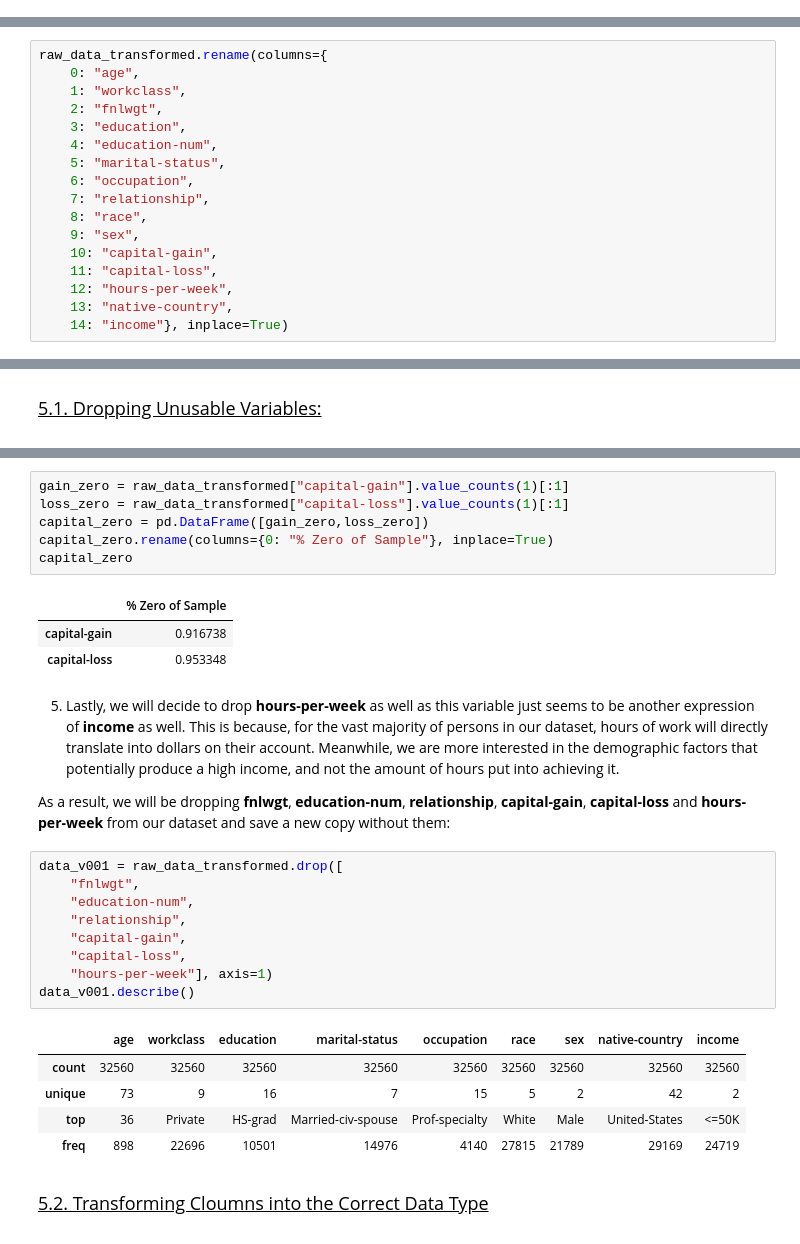
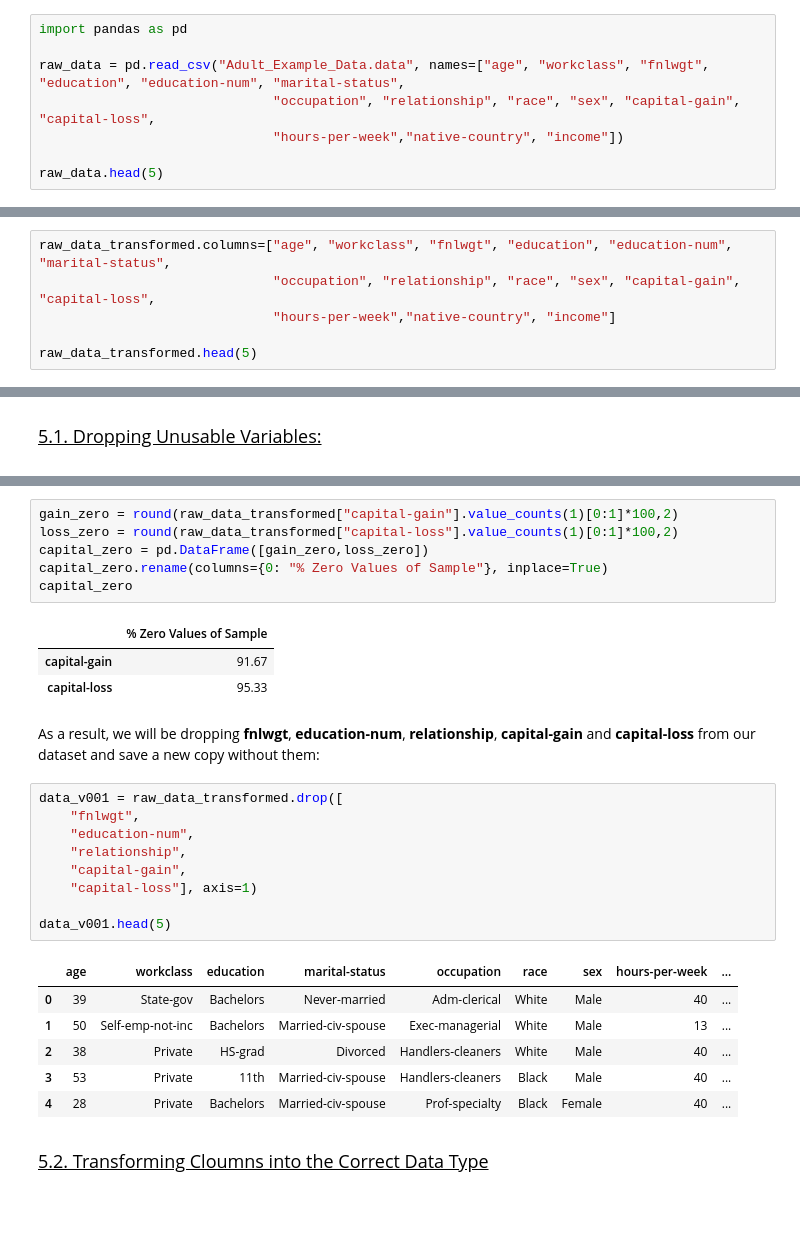
Before and after one commit to bgdatascience/Data-Science, a Jupyter notebook: Classifications/Income Prediction/Adult_Example_Notebook.ipynb, the cells around one changed output, grey strips where cells are left out. Cells and saved outputs as stored; diff of their text form; blank space fills up the shorter version.

```diff
--- a/Classifications/Income Prediction/Adult_Example_Notebook.ipynb
+++ b/Classifications/Income Prediction/Adult_Example_Notebook.ipynb
@@ -29,0 +19,8 @@ raw_data = pd.read_csv("Adult_Data_Raw.data")
+# %%
+import pandas as pd
+
+raw_data = pd.read_csv("Adult_Example_Data.data", names=["age", "workclass", "fnlwgt", "education", "education-num", "marital-status",
+                              "occupation", "relationship", "race", "sex", "capital-gain", "capital-loss",
+                              "hours-per-week","native-country", "income"])
+
+raw_data.head(5)
@@ -38,17 +49,6 @@ The "adult.names" file identifies the columns as named below:
 # %%
-raw_data_transformed.rename(columns={
-    0: "age",
-    1: "workclass",
-    2: "fnlwgt",
-    3: "education",
-    4: "education-num",
-    5: "marital-status",
-    6: "occupation",
-    7: "relationship",
-    8: "race",
-    9: "sex",
-    10: "capital-gain",
-    11: "capital-loss",
-    12: "hours-per-week",
-    13: "native-country",
-    14: "income"}, inplace=True)
+raw_data_transformed.columns=["age", "workclass", "fnlwgt", "education", "education-num", "marital-status",
+                              "occupation", "relationship", "race", "sex", "capital-gain", "capital-loss",
+                              "hours-per-week","native-country", "income"]
+
+raw_data_transformed.head(5)
@@ -120,32 +126,31 @@ We can see that the dataset has a multitude of variables to describe individuals
 # %%
-gain_zero = raw_data_transformed["capital-gain"].value_counts(1)[:1]
-loss_zero = raw_data_transformed["capital-loss"].value_counts(1)[:1]
+gain_zero = round(raw_data_transformed["capital-gain"].value_counts(1)[0:1]*100,2)
+loss_zero = round(raw_data_transformed["capital-loss"].value_counts(1)[0:1]*100,2)
 capital_zero = pd.DataFrame([gain_zero,loss_zero])
-capital_zero.rename(columns={0: "% Zero of Sample"}, inplace=True)
+capital_zero.rename(columns={0: "% Zero Values of Sample"}, inplace=True)
 capital_zero
 # %% [output]
-|  | % Zero of Sample |
-| capital-gain | 0.916738 |
-| capital-loss | 0.953348 |
+|  | % Zero Values of Sample |
+| capital-gain | 91.67 |
+| capital-loss | 95.33 |
-# %% [markdown]
-5. Lastly, we will decide to drop <b>hours-per-week</b> as well as this variable just seems to be another expression of <b>income</b> as well. This is because, for the vast majority of persons in our dataset, hours of work will directly translate into dollars on their account. Meanwhile, we are more interested in the demographic factors that potentially produce a high income, and not the amount of hours put into achieving it.
-
-As a result, we will be dropping <b>fnlwgt</b>, <b>education-num</b>, <b>relationship</b>, <b>capital-gain</b>, <b>capital-loss</b> and <b>hours-per-week</b> from our dataset and save a new copy without them:
+# %% [markdown]
+As a result, we will be dropping <b>fnlwgt</b>, <b>education-num</b>, <b>relationship</b>, <b>capital-gain</b> and <b>capital-loss</b> from our dataset and save a new copy without them:
 # %%
 data_v001 = raw_data_transformed.drop([
     "fnlwgt",
     "education-num",
     "relationship",
     "capital-gain",
-    "capital-loss",
-    "hours-per-week"], axis=1)
-data_v001.describe()
+    "capital-loss"], axis=1)
+
+data_v001.head(5)
 # %% [output]
-|  | age | workclass | education | marital-status | occupation | race | sex | native-country | income |
-| count | 32560 | 32560 | 32560 | 32560 | 32560 | 32560 | 32560 | 32560 | 32560 |
-| unique | 73 | 9 | 16 | 7 | 15 | 5 | 2 | 42 | 2 |
-| top | 36 | Private | HS-grad | Married-civ-spouse | Prof-specialty | White | Male | United-States | <=50K |
-| freq | 898 | 22696 | 10501 | 14976 | 4140 | 27815 | 21789 | 29169 | 24719 |
+|  | age | workclass | education | marital-status | occupation | race | sex | hours-per-week | ... |
+| 0 | 39 | State-gov | Bachelors | Never-married | Adm-clerical | White | Male | 40 | ... |
+| 1 | 50 | Self-emp-not-inc | Bachelors | Married-civ-spouse | Exec-managerial | White | Male | 13 | ... |
+| 2 | 38 | Private | HS-grad | Divorced | Handlers-cleaners | White | Male | 40 | ... |
+| 3 | 53 | Private | 11th | Married-civ-spouse | Handlers-cleaners | Black | Male | 40 | ... |
+| 4 | 28 | Private | Bachelors | Married-civ-spouse | Prof-specialty | Black | Female | 40 | ... |
 # %% [markdown]
 <u><p style="font-size:18px">5.2. Transforming Cloumns into the Correct Data Type</p></u>
 # %% [markdown]
```
Also changed, not shown: parts of 177 cells of this notebook.
